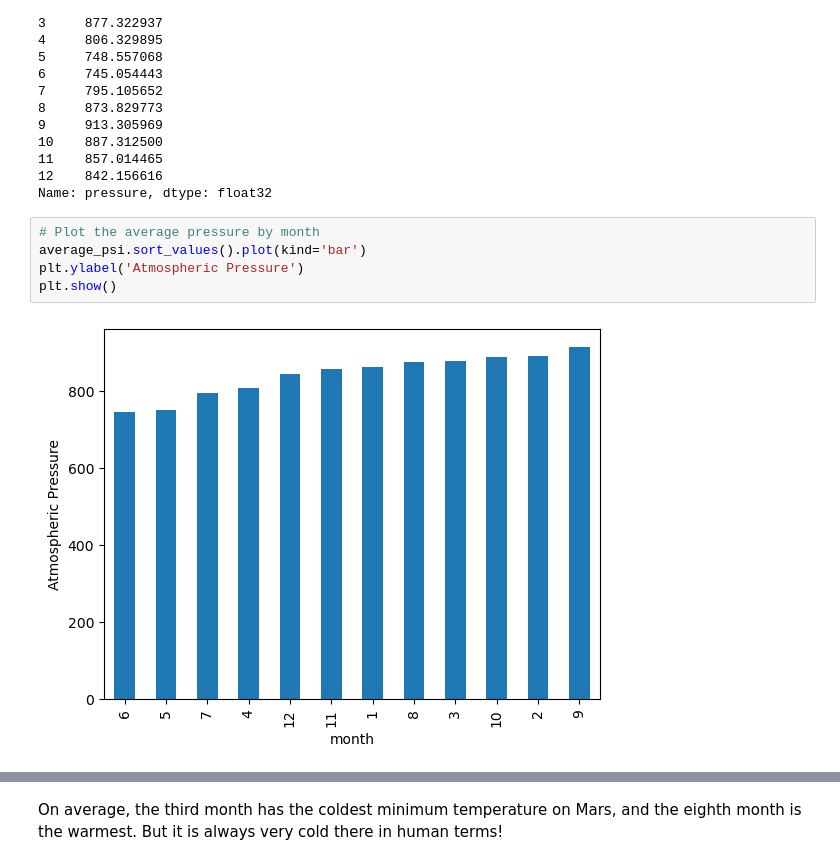
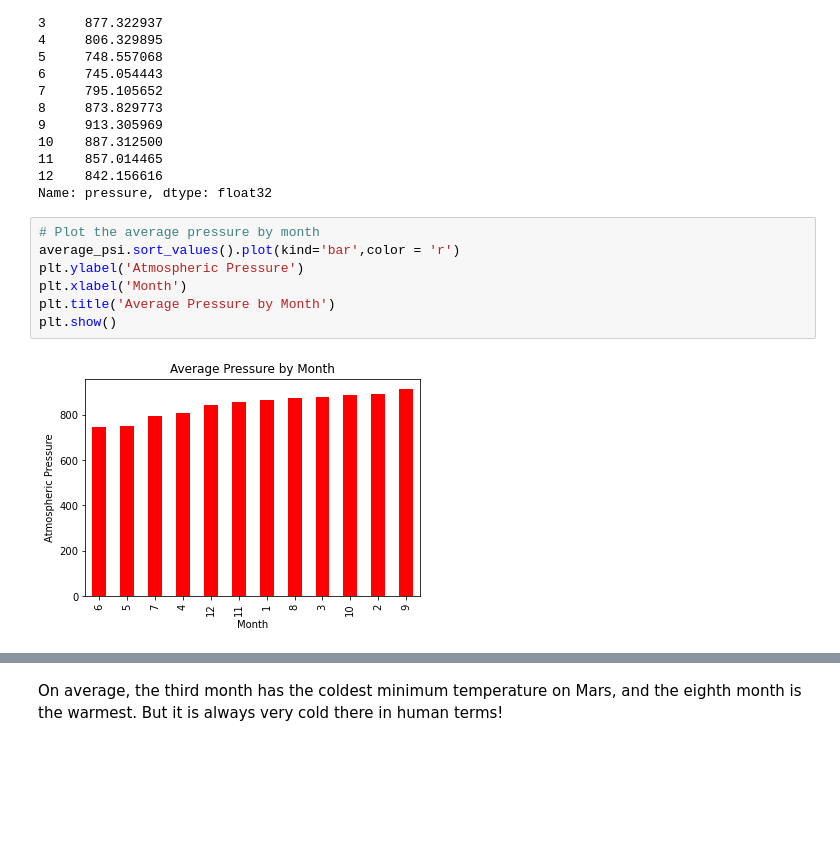
Before and after one commit to gasconma1960/Mission-to-Mars, a Jupyter notebook: part_2_mars_weather.ipynb, the cells around one changed output, grey strips where cells are left out. Drawn from its saved outputs; the diff is of its cells as text; blank space fills up the shorter version.

```diff
--- a/part_2_mars_weather.ipynb
+++ b/part_2_mars_weather.ipynb
@@ -216,10 +215,12 @@ month
 Name: pressure, dtype: float32
 # %%
 # Plot the average pressure by month
-average_psi.sort_values().plot(kind='bar')
+average_psi.sort_values().plot(kind='bar',color = 'r')
 plt.ylabel('Atmospheric Pressure')
+plt.xlabel('Month')
+plt.title('Average Pressure by Month')
 plt.show()
 # %% [output]
-[figure, old version]
+[figure, new version]
 # %%
 # 5. How many terrestrial (earth) days are there in a Martian year?
```
Also changed, not shown: parts of 10 cells of this notebook, 2 other files.
